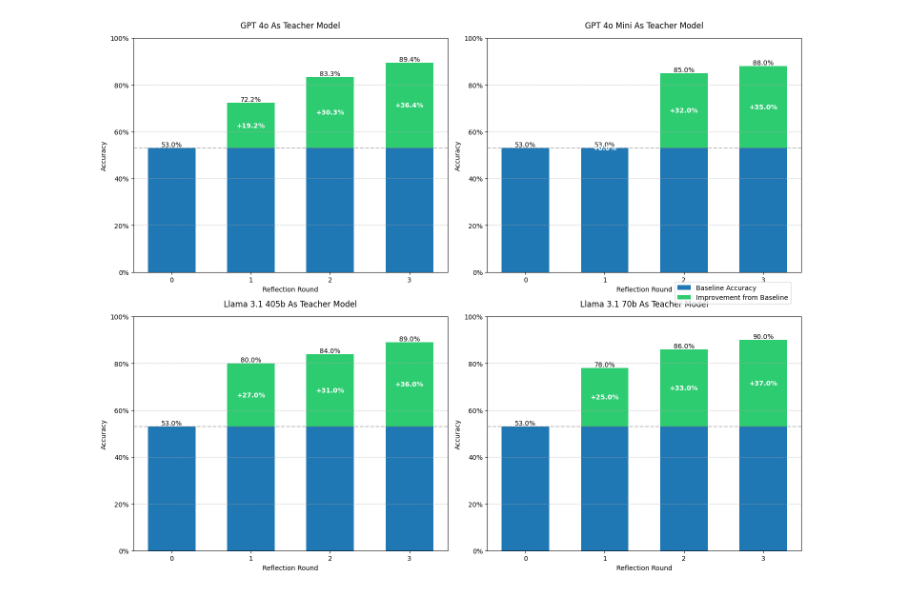
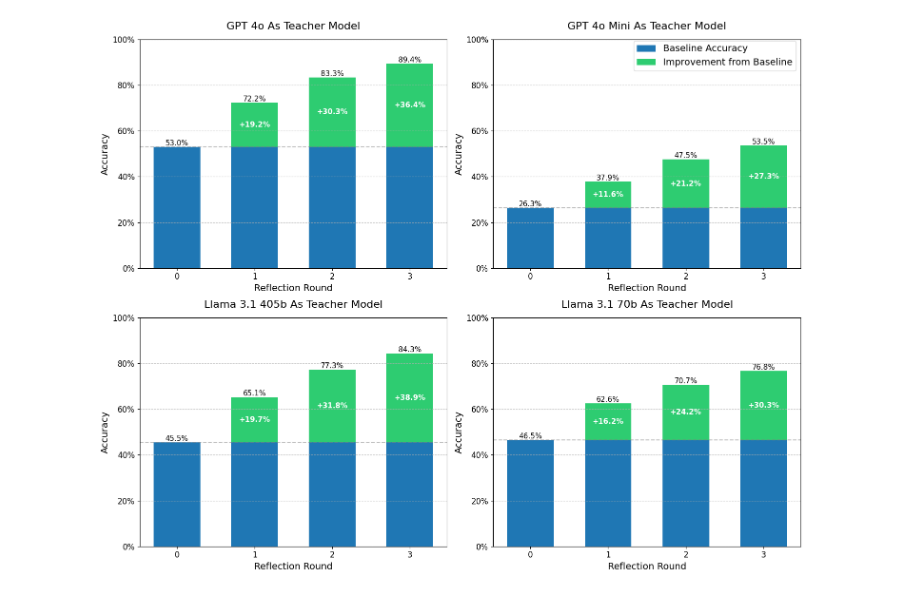
Before and after one commit to anananan116/DSC180A-B06, a Jupyter notebook: plot.ipynb, the cells around one changed output. Drawn from its saved outputs; the diff is of its cells as text; code cells hidden in the pictures.

Commit message:
Upload plotting and experiment result

```diff
--- a/plot.ipynb
+++ b/plot.ipynb
@@ -6,12 +6,10 @@ import seaborn as sns
 # Sample data - replace with your actual accuracy values
 data = {
     'GPT 4o': [0.5303, 0.7222, 0.8333, 0.8939],
-    'GPT 4o Mini': [0.5303, 0.5303, 0.85, 0.88],
-    'Llama 3.1 405b': [0.5303, 0.80, 0.84, 0.89],
-    'Llama 3.1 70b': [0.5303, 0.78, 0.86, 0.90]
+    'GPT 4o Mini': [0.2626, 0.3788, 0.4747, 0.5353],
+    'Llama 3.1 405b': [0.4545, 0.6515, 0.7727, 0.8434],
+    'Llama 3.1 70b': [0.4646, 0.6262, 0.7071, 0.7677]
 }
-
-
 # Create subplots
 fig, axes = plt.subplots(2, 2, figsize=(15, 12))
 fig.suptitle('', fontsize=32, y=0.95)
@@ -25,6 +23,12 @@ rounds = [0, 1, 2, 3]
 # Base color for the bars
 base_color = '#1f77b4'  # A nice blue color
 improvement_color = '#2ecc71'  # A nice green color
+
+# Define font sizes
+TITLE_SIZE = 16
+LABEL_SIZE = 14
+TICK_SIZE = 12
+ANNOTATION_SIZE = 11
 
 # Plot for each model
 for idx, (model_name, accuracies) in enumerate(data.items()):
@@ -48,7 +52,8 @@ for idx, (model_name, accuracies) in enumerate(data.items()):
             height,
             f'{height:.1%}',
             ha='center',
-            va='bottom'
+            va='bottom',
+            fontsize=ANNOTATION_SIZE
         )
 
         # Add improvement annotation for non-baseline bars
@@ -57,38 +62,42 @@ for idx, (model_name, accuracies) in enumerate(data.items()):
             axes[idx].text(
                 bar.get_x() + bar.get_width()/2.,
                 baseline + improvement/2,
                 f'+{improvement:.1%}',
                 ha='center',
                 va='center',
                 color='white',
-                fontweight='bold'
+                fontweight='bold',
+                fontsize=ANNOTATION_SIZE
             )
 
     # Customize each subplot
-    axes[idx].set_title(f'{model_name} As Teacher Model', pad=15)
-    axes[idx].set_xlabel('Reflection Round')
-    axes[idx].set_ylabel('Accuracy')
+    axes[idx].set_title(f'{model_name} As Teacher Model', pad=15, fontsize=TITLE_SIZE)
+    axes[idx].set_xlabel('Reflection Round', fontsize=LABEL_SIZE)
+    axes[idx].set_ylabel('Accuracy', fontsize=LABEL_SIZE)
     axes[idx].grid(True, linestyle='--', alpha=0.7, axis='y')
     axes[idx].set_xticks(rounds)
-    axes[idx].set_ylim(0.0, 1.0)  # Adjust based on your actual data range
+    axes[idx].set_ylim(0.0, 1.0)
+
+    # Increase tick label sizes
+    axes[idx].tick_params(axis='both', which='major', labelsize=TICK_SIZE)
 
     # Add percentage signs to y-axis
     axes[idx].yaxis.set_major_formatter(plt.FuncFormatter(lambda y, _: '{:.0%}'.format(y)))
 
     # Add a horizontal line at baseline for visual reference
     axes[idx].axhline(y=baseline, color='gray', linestyle='--', alpha=0.5)
 
 # Adjust layout
 plt.tight_layout()
 
-# Add legend
+# Add legend with larger font
 legend_elements = [
     plt.Rectangle((0,0),1,1, facecolor=base_color, label='Baseline Accuracy'),
     plt.Rectangle((0,0),1,1, facecolor=improvement_color, label='Improvement from Baseline')
 ]
-fig.legend(handles=legend_elements, loc='center right', bbox_to_anchor=(0.98, 0.5))
+fig.legend(handles=legend_elements, loc='upper right', bbox_to_anchor=(0.99, 0.95), fontsize=LABEL_SIZE)
 
 # Show plot
 plt.show()
 # %% [output]
-[figure, old version]
+[figure, new version]
```
Also changed, not shown: parts of 1 cell of this notebook, 1 other file.
